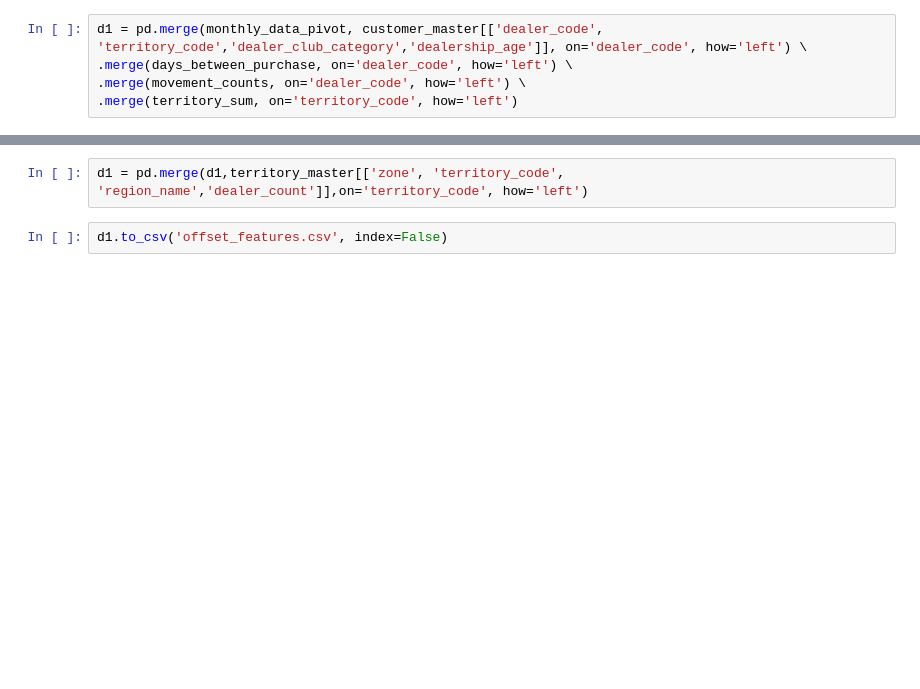
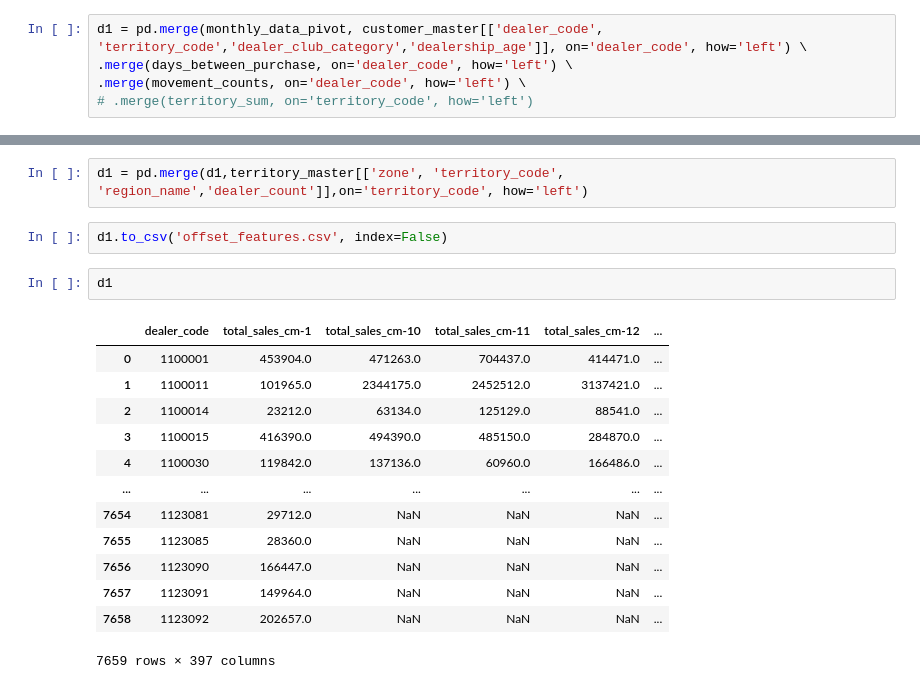
Before and after one commit to lakshita-kain/dealer-churn, a Jupyter notebook: offset_features.ipynb, the cells around one changed output, grey strips where cells are left out. Cells and saved outputs as stored; diff of their text form; blank space fills up the shorter version.

```diff
--- a/offset_features.ipynb
+++ b/offset_features.ipynb
@@ -688,7 +707,7 @@ Index(['dealer_code', 'dealer_class', 'dealer_group', 'latitude', 'longitude',
 d1 = pd.merge(monthly_data_pivot, customer_master[['dealer_code', 'territory_code','dealer_club_category','dealership_age']], on='dealer_code', how='left') \
 .merge(days_between_purchase, on='dealer_code', how='left') \
 .merge(movement_counts, on='dealer_code', how='left') \
-.merge(territory_sum, on='territory_code', how='left')
+# .merge(territory_sum, on='territory_code', how='left')
 # %%
 7379/d1.shape[0]
 # %% [output]
@@ -723,3 +742,19 @@ territory_master.head()
 d1 = pd.merge(d1,territory_master[['zone', 'territory_code', 'region_name','dealer_count']],on='territory_code', how='left')
 # %%
 d1.to_csv('offset_features.csv', index=False)
+# %%
+d1
+# %% [output]
+|  | dealer_code | total_sales_cm-1 | total_sales_cm-10 | total_sales_cm-11 | total_sales_cm-12 | ... |
+| 0 | 1100001 | 453904.0 | 471263.0 | 704437.0 | 414471.0 | ... |
+| 1 | 1100011 | 101965.0 | 2344175.0 | 2452512.0 | 3137421.0 | ... |
+| 2 | 1100014 | 23212.0 | 63134.0 | 125129.0 | 88541.0 | ... |
+| 3 | 1100015 | 416390.0 | 494390.0 | 485150.0 | 284870.0 | ... |
+| 4 | 1100030 | 119842.0 | 137136.0 | 60960.0 | 166486.0 | ... |
+| ... | ... | ... | ... | ... | ... | ... |
+| 7654 | 1123081 | 29712.0 | NaN | NaN | NaN | ... |
+| 7655 | 1123085 | 28360.0 | NaN | NaN | NaN | ... |
+| 7656 | 1123090 | 166447.0 | NaN | NaN | NaN | ... |
+| 7657 | 1123091 | 149964.0 | NaN | NaN | NaN | ... |
+| 7658 | 1123092 | 202657.0 | NaN | NaN | NaN | ... |
+7659 rows × 397 columns
```
Also changed, not shown: parts of 10 cells of this notebook, 21 other files.
